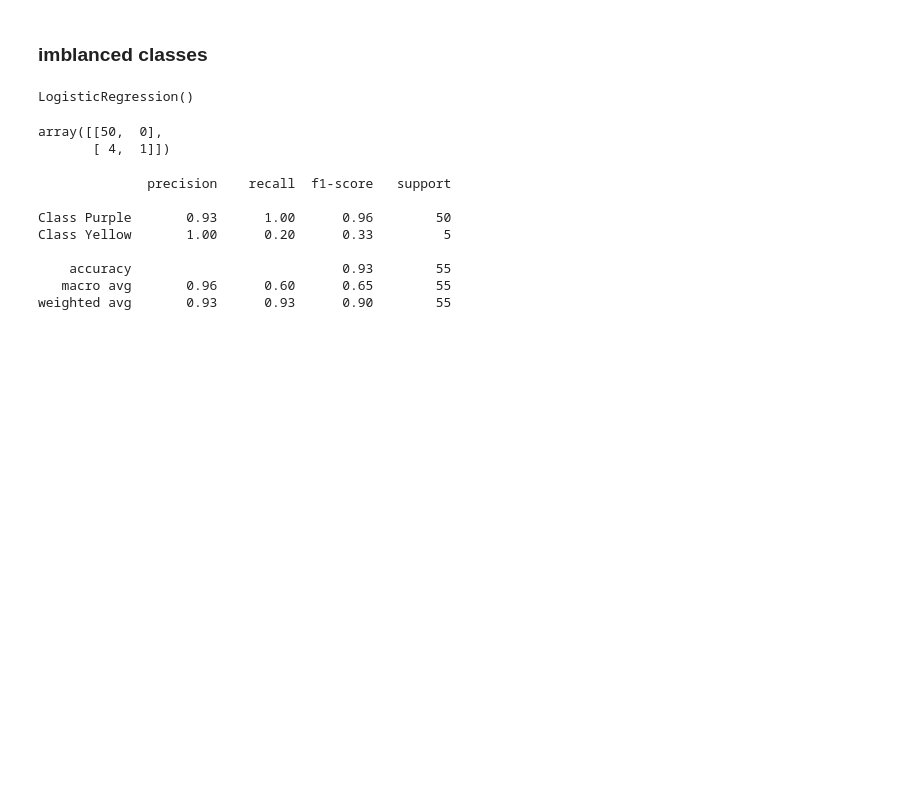
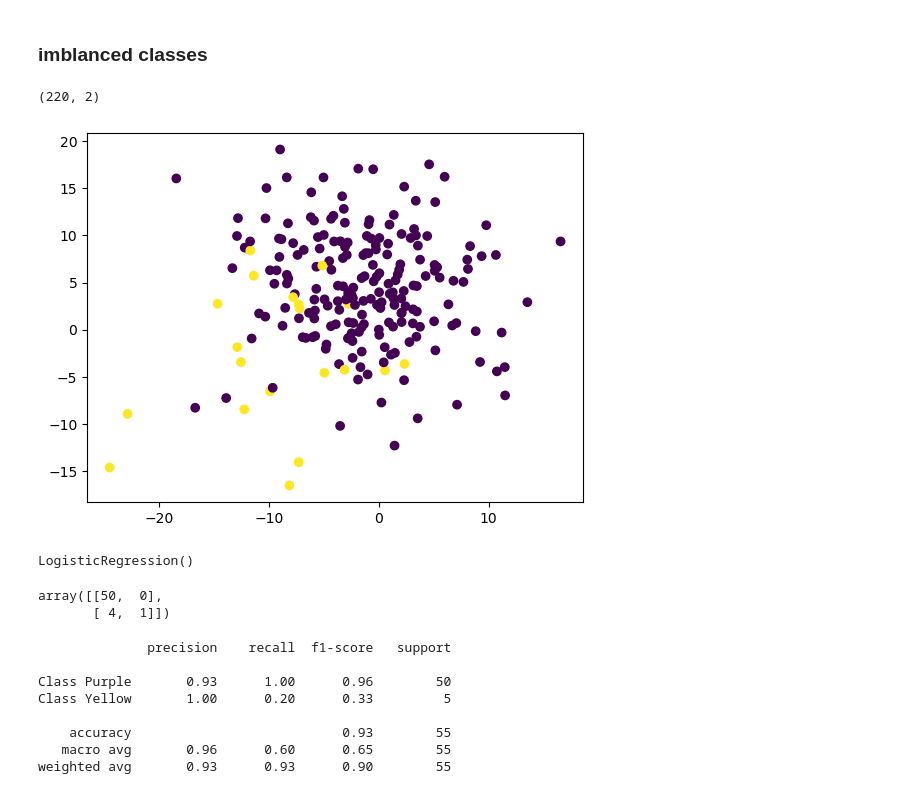
Before and after one commit to softmaxhuanchen/AI-ML, a Jupyter notebook: sup-learning-part3-live/sup-learning-part3-live.ipynb, the cells around one changed output. Cells and saved outputs as stored; diff of their text form; code cells hidden in the pictures; blank space fills up the shorter version.

```diff
--- a/sup-learning-part3-live/sup-learning-part3-live.ipynb
+++ b/sup-learning-part3-live/sup-learning-part3-live.ipynb
@@ -59,8 +66,12 @@ import pandas as pd
 # %%
 # Generate Test Data
 from sklearn.datasets import make_blobs
 X, y = make_blobs(n_samples=[200, 20], random_state=1, cluster_std=6)
 plt.scatter(X[:, 0], X[:, 1], c=y)
+display(X.shape)
+# %% [output]
+(220, 2)
+[figure, added]
 # %%
 from sklearn.model_selection import train_test_split
 X_train, X_test, y_train, y_test = train_test_split(X, y, random_state=1, stratify=y)
```
Also changed, not shown: parts of 4 cells of this notebook, 1 other file.
